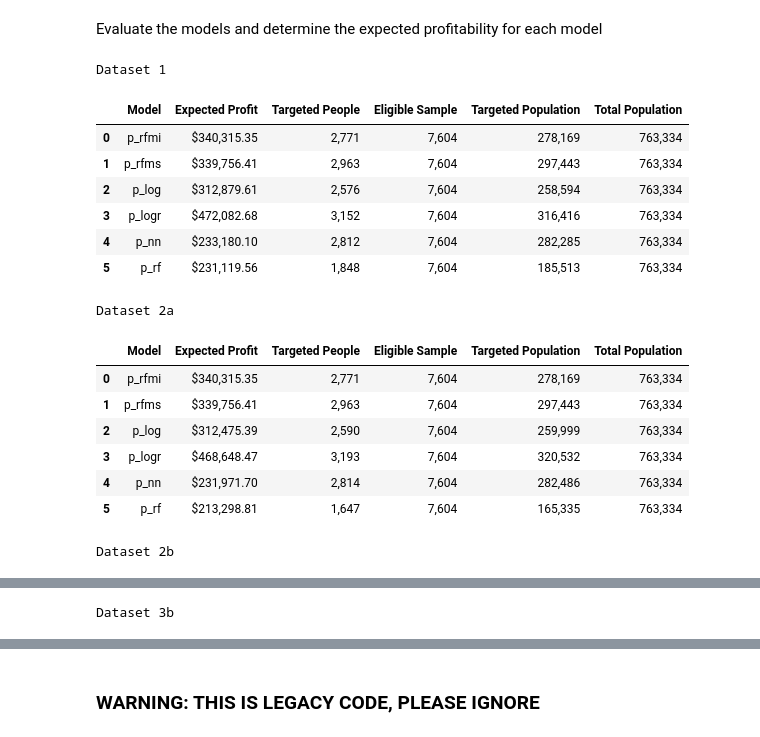
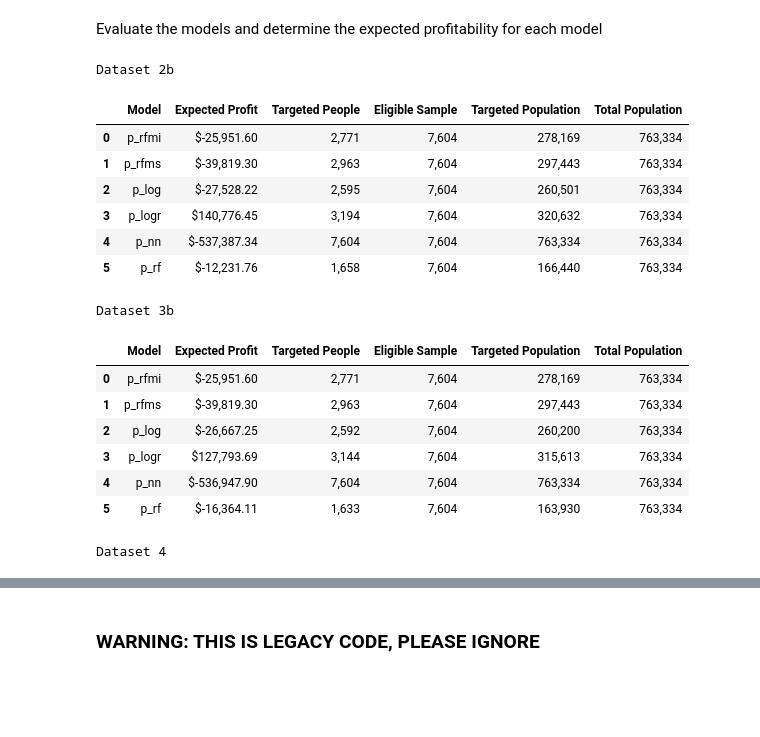
Before and after one commit to adeng/mba263-projects, a Jupyter notebook: Intuit Group Assignment.ipynb, the cells around one changed output, grey strips where cells are left out. Saved outputs shown, nothing was run; the diff lists cells and outputs as text; code cells hidden in the pictures; blank space fills up the shorter version.

```diff
--- a/Intuit Group Assignment.ipynb
+++ b/Intuit Group Assignment.ipynb
@@ -178,7 +178,7 @@ def exp_profit_scoring(predictions, actuals):
 
          # Record exp profit if win
          if actuals.iloc[i] == 1:
-            exp_profit += per_person_profit
+            exp_profit += (per_person_profit / 2) # Halve for conservatism
    return exp_profit
 
 # A function to identify the best parameter(s) for a model tested using cross-validation
@@ -194,6 +194,7 @@ def tune_hyperparameters(train_dataset, predict, variables, threshold, param_gri
 
          # Loop over the cross-validation folds
          for train_index, test_index in kf.split(train_dataset):
+
             # Split the dataset
             x_train, x_test = train_dataset.iloc[train_index][variables], train_dataset.iloc[test_index][variables]
             y_train, y_test = train_dataset.iloc[train_index][predict], train_dataset.iloc[test_index][predict]
@@ -216,6 +217,9 @@ def tune_hyperparameters(train_dataset, predict, variables, threshold, param_gri
             best_score = mean_score
             best_param = {'a': a}
 
+         # Reset scores
+         scores.clear()
+
    # Create nested loop for random forests since there are two parameters to tune
    elif mod_type == 'random_forest':
       # Loop over the parameter grid for random forests
@@ -226,6 +230,7 @@ def tune_hyperparameters(train_dataset, predict, variables, threshold, param_gri
 
             # Loop over the cross-validation folds
             for train_index, test_index in kf.split(train_dataset):
+
                # Split the dataset
                x_train, x_test = train_dataset.iloc[train_index][variables], train_dataset.iloc[test_index][variables]
                y_train, y_test = train_dataset.iloc[train_index][predict], train_dataset.iloc[test_index][predict]
@@ -244,6 +249,9 @@ def tune_hyperparameters(train_dataset, predict, variables, threshold, param_gri
             if mean_score > best_score:
                best_score = mean_score
                best_param = {'trees': j, 'leaf_nodes': k}
+
+            # Reset scores
+            scores.clear()
 
    # Return the best parameter
    return best_param
@@ -269,7 +277,7 @@ def run_ml_models(dataset, predict, variables, threshold=breakeven_rate):
 
     ### Use a logistic regression with regularization
     ### ------------------------------------------------
-    logit_reg_param_grid = {'a': [0.01, 0.1, 1, 5, 10, 100]}
+    logit_reg_param_grid = {'a': [0.01, 0.1, 1, 10, 100, 1000]}
     best_param_logit_reg = tune_hyperparameters(train, predict, variables, threshold, logit_reg_param_grid, 'logit_reg')
 
     # Use the tuned parameter to predict
@@ -281,7 +289,7 @@ def run_ml_models(dataset, predict, variables, threshold=breakeven_rate):
 
     ### Use a neural network
     ### ------------------------------------------------
-    neural_network_param_grid = {'a': [0.0001, 0.001, 0.01, 0.1, 1, 10, 100]}
+    neural_network_param_grid = {'a': [0.001, 0.1, 1, 10, 100, 1000]}
     best_param_nn = tune_hyperparameters(train, predict, variables, threshold, neural_network_param_grid, 'neural_network')
 
     # Use the tuned parameter to predict
@@ -293,7 +301,7 @@ def run_ml_models(dataset, predict, variables, threshold=breakeven_rate):
 
     ### Use a random forest
     ### ------------------------------------------------
-    random_forest_param_grid = {'trees': [50, 100, 200, 300], 'leaf_nodes': [5, 10, 15, 20]}
+    random_forest_param_grid = {'trees': [100, 300, 500], 'leaf_nodes': [5, 15, 25]}
     best_param_rf = tune_hyperparameters(train, predict, variables, threshold, random_forest_param_grid, 'random_forest')
 
     # Used the tuned parameters to predict
@@ -318,10 +326,11 @@ def run_ml_models(dataset, predict, variables, threshold=breakeven_rate):
 Run the ML models
 # %%
 # Create predictions
-predictions1, actuals1, models1, params1 = run_ml_models(data, "res1", variables1)
-predictions2a, actuals2a, models2a, params2a = run_ml_models(data, "res1", variables2a)
+# predictions1, actuals1, models1, params1 = run_ml_models(data, "res1", variables1)
+# predictions2a, actuals2a, models2a, params2a = run_ml_models(data, "res1", variables2a)
 predictions2b, actuals2b, models2b, params2b = run_ml_models(data, "res1", variables2b)
 # predictions3a, actuals3a, models3a, params3a = run_ml_models(data, "res1", variables3a)
 predictions3b, actuals3b, models3b, params3b = run_ml_models(data, "res1", variables3b)
+predictions4, actuals4, models4, params4 = run_ml_models(data, "res1", variables4)
 # %% [output]
 Optimization terminated successfully.
@@ -575,14 +582,16 @@ def calculate_overfitting(predictions, actuals):
     plot_gains_differences(gains_difference)
     display(gains_auc)
 # %%
-print("Dataset 1")
-calculate_overfitting(predictions1, actuals1)
-print("Dataset 2a")
-calculate_overfitting(predictions2a, actuals2a)
+# print("Dataset 1")
+# calculate_overfitting(predictions1, actuals1)
+# print("Dataset 2a")
+# calculate_overfitting(predictions2a, actuals2a)
 print("Dataset 2b")
 calculate_overfitting(predictions2b, actuals2b)
 # print("Dataset 3a")
 # calculate_overfitting(predictions3a, actuals3a)
 print("Dataset 3b")
 calculate_overfitting(predictions3b, actuals3b)
+print("Dataset 4")
+calculate_overfitting(predictions4, actuals4)
 # %% [output]
@@ -619,8 +624,8 @@ def calculate_exp_profit(predictions, field, population_size, threshold=breakeve
     scaling_factor = population_size / len(second_wave_subset) # will use to scale up results
 
     # Calculate expected profit based on the predicted response rate (halved) times per-person profit
-    # Predicted response rate is halved based on assumption in the case
-    gross_profit = scaling_factor * (target_audience[field] * per_person_profit).sum()
+    # Predicted profit is halved again, assuming halved response rate
+    gross_profit = scaling_factor * (target_audience[field] * (per_person_profit / 2)).sum()
     mail_cost = scaling_factor * len(target_audience) * per_person_mail_cost
 
     return [field, gross_profit - mail_cost, len(target_audience), len(second_wave_subset),
@@ -654,35 +659,37 @@ Evaluate the models and determine the expected profitability for each model
 # %%
 # Run evaluation on datasets
 total_population = 801821
 wave_1_responders = 38487
 mailing_population = total_population - wave_1_responders
 
-print("Dataset 1")
-print_profit_performance(predictions1, mailing_population, breakeven_rate)
-print("Dataset 2a")
-print_profit_performance(predictions2a, mailing_population, breakeven_rate)
+# print("Dataset 1")
+# print_profit_performance(predictions1, mailing_population, breakeven_rate)
+# print("Dataset 2a")
+# print_profit_performance(predictions2a, mailing_population, breakeven_rate)
 print("Dataset 2b")
 print_profit_performance(predictions2b, mailing_population, breakeven_rate)
 # print("Dataset 3a")
 # print_profit_performance(predictions3a, mailing_population, breakeven_rate)
 print("Dataset 3b")
 print_profit_performance(predictions3b, mailing_population, breakeven_rate)
+print("Dataset 4")
+print_profit_performance(predictions4, mailing_population, breakeven_rate)
 # %% [output]
-Dataset 1
+Dataset 2b
 |  | Model | Expected Profit | Targeted People | Eligible Sample | Targeted Population | Total Population |
-| 0 | p_rfmi | $340,315.35 | 2,771 | 7,604 | 278,169 | 763,334 |
-| 1 | p_rfms | $339,756.41 | 2,963 | 7,604 | 297,443 | 763,334 |
-| 2 | p_log | $312,879.61 | 2,576 | 7,604 | 258,594 | 763,334 |
-| 3 | p_logr | $472,082.68 | 3,152 | 7,604 | 316,416 | 763,334 |
-| 4 | p_nn | $233,180.10 | 2,812 | 7,604 | 282,285 | 763,334 |
-| 5 | p_rf | $231,119.56 | 1,848 | 7,604 | 185,513 | 763,334 |
+| 0 | p_rfmi | $-25,951.60 | 2,771 | 7,604 | 278,169 | 763,334 |
+| 1 | p_rfms | $-39,819.30 | 2,963 | 7,604 | 297,443 | 763,334 |
+| 2 | p_log | $-27,528.22 | 2,595 | 7,604 | 260,501 | 763,334 |
+| 3 | p_logr | $140,776.45 | 3,194 | 7,604 | 320,632 | 763,334 |
+| 4 | p_nn | $-537,387.34 | 7,604 | 7,604 | 763,334 | 763,334 |
+| 5 | p_rf | $-12,231.76 | 1,658 | 7,604 | 166,440 | 763,334 |
-Dataset 2a
+Dataset 3b
 |  | Model | Expected Profit | Targeted People | Eligible Sample | Targeted Population | Total Population |
-| 0 | p_rfmi | $340,315.35 | 2,771 | 7,604 | 278,169 | 763,334 |
-| 1 | p_rfms | $339,756.41 | 2,963 | 7,604 | 297,443 | 763,334 |
-| 2 | p_log | $312,475.39 | 2,590 | 7,604 | 259,999 | 763,334 |
-| 3 | p_logr | $468,648.47 | 3,193 | 7,604 | 320,532 | 763,334 |
-| 4 | p_nn | $231,971.70 | 2,814 | 7,604 | 282,486 | 763,334 |
-| 5 | p_rf | $213,298.81 | 1,647 | 7,604 | 165,335 | 763,334 |
+| 0 | p_rfmi | $-25,951.60 | 2,771 | 7,604 | 278,169 | 763,334 |
+| 1 | p_rfms | $-39,819.30 | 2,963 | 7,604 | 297,443 | 763,334 |
+| 2 | p_log | $-26,667.25 | 2,592 | 7,604 | 260,200 | 763,334 |
+| 3 | p_logr | $127,793.69 | 3,144 | 7,604 | 315,613 | 763,334 |
+| 4 | p_nn | $-536,947.90 | 7,604 | 7,604 | 763,334 | 763,334 |
+| 5 | p_rf | $-16,364.11 | 1,633 | 7,604 | 163,930 | 763,334 |
-Dataset 2b
+Dataset 4
 |  | Model | Expected Profit | Targeted People | Eligible Sample | Targeted Population | Total Population |
@@ -695 +701,0 @@ Dataset 2b
-Dataset 3b
```
Also changed, not shown: parts of 7 cells of this notebook.
